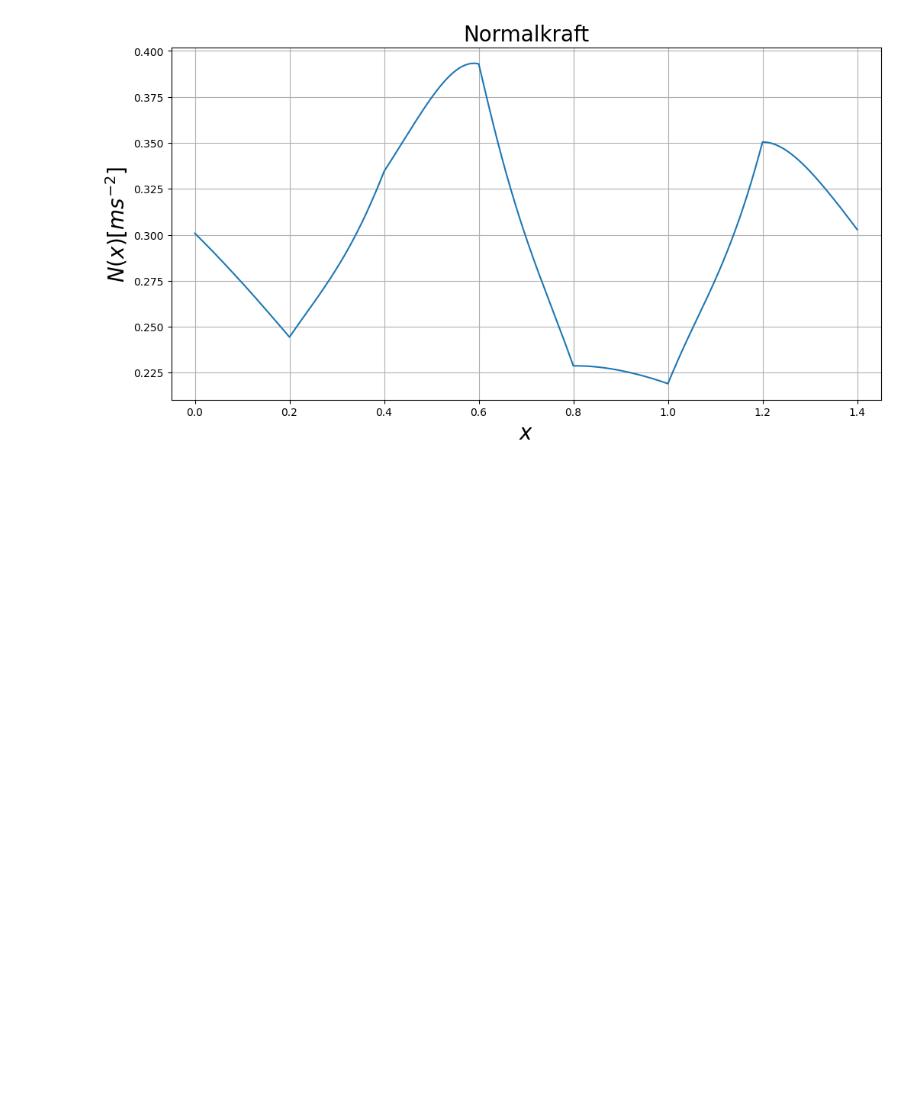
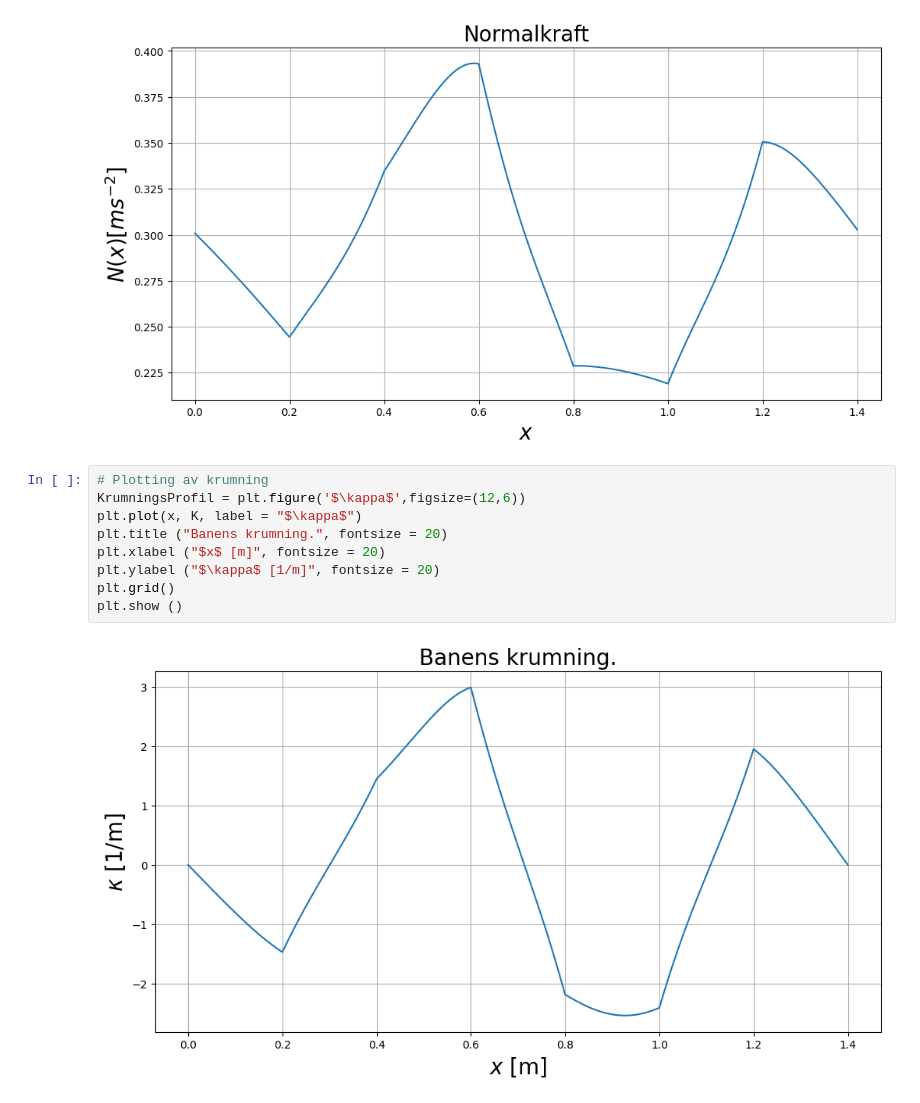
Before and after one commit to Lorangs/FysikkLab, a Jupyter notebook: baneform_V23.ipynb, the cells around one changed output. Saved outputs shown, nothing was run; the diff lists cells and outputs as text; blank space fills up the shorter version.

Commit message:
Banens Krumning

```diff
--- a/baneform_V23.ipynb
+++ b/baneform_V23.ipynb
@@ -180,3 +180,14 @@ plt.show()
 # %% [output]
 [figure]
 [figure]
+# %%
+# Plotting av krumning
+KrumningsProfil = plt.figure('$\kappa$',figsize=(12,6))
+plt.plot(x, K, label = "$\kappa$")
+plt.title ("Banens krumning.", fontsize = 20)
+plt.xlabel ("$x$ [m]", fontsize = 20)
+plt.ylabel ("$\kappa$ [1/m]", fontsize = 20)
+plt.grid()
+plt.show ()
+# %% [output]
+[figure, added]
```
